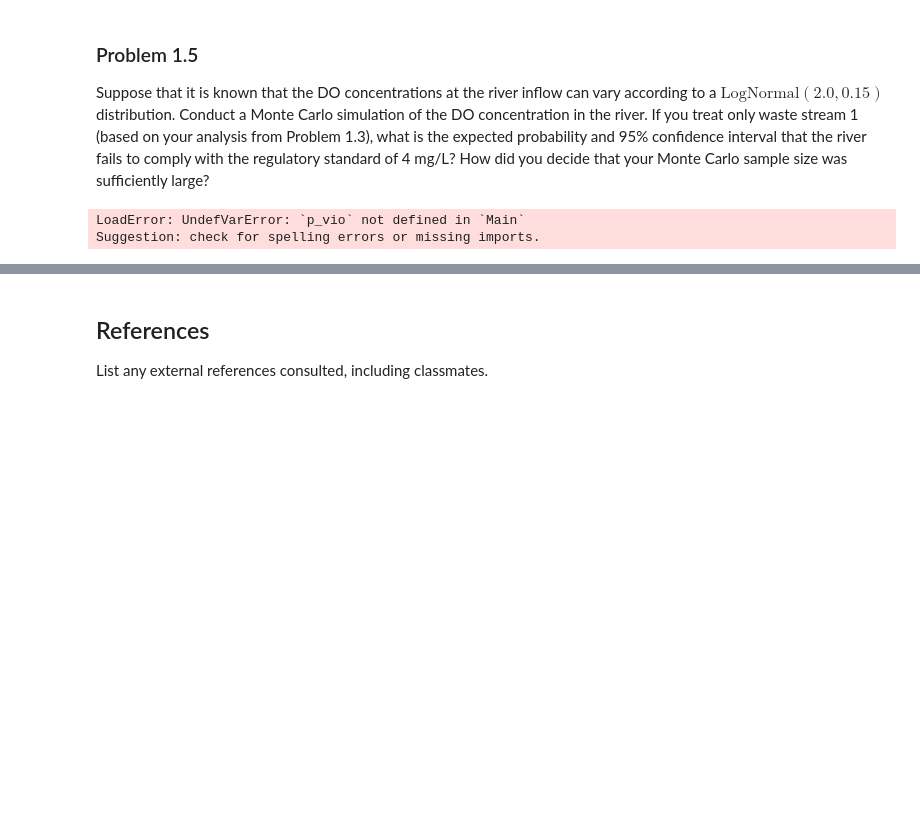
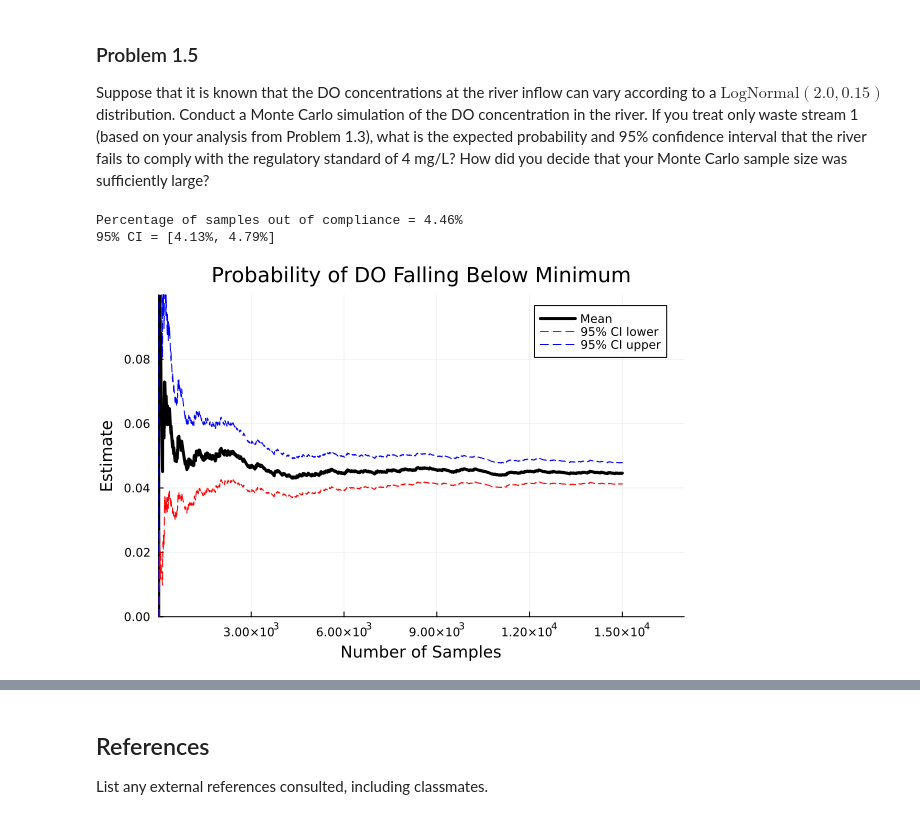
Before and after one commit to BEE4750-FA25/hw3-parker, a Jupyter notebook: hw03.ipynb, the cells around one changed output, grey strips where cells are left out. Cells and saved outputs as stored; diff of their text form; code cells hidden in the pictures; blank space fills up the shorter version.

```diff
--- a/hw03.ipynb
+++ b/hw03.ipynb
@@ -353,7 +357,7 @@ did you decide that your Monte Carlo sample size was sufficiently large?
 Random.seed!(1)
 
 #Treatment variable and safety value from problem 1.3
-treat = 0.6686
+treat = 0.6844
 do_min_target = 4.0
 
 #Create Log Normal Distrubution of DO in river
@@ -365,6 +369,7 @@ violations = 0
 mean_DO = zeros(samples)
 cil = zeros(samples)
 ciu = zeros(samples)
+p_vio = 0.0
 
 for i in 1:samples
     DO_r0 = DO[i]
@@ -395,32 +400,33 @@ for i in 1:samples
     end
 
     #Calculate the probability of failure and its 95% confidence interval using standard error from probability of failure
     p_vio = violations / i
     std_error = sqrt(p_vio * (1 - p_vio) / i)
     mean_DO[i] = p_vio
     cil[i] = max(0.0, p_vio - 1.96 * std_error)
     ciu[i] = min(1, p_vio + 1.96 * std_error)
 end
 
 println("Percentage of samples out of compliance = $(round(p_vio*100, digits=2))%")
 println("95% CI = [$(round((cil[end])*100, digits=2))%, $(round((ciu[end])*100, digits=2))%]")
 
 #Plot the probability of failure
 plt = plot(
     mean_DO,
     xlim = (1, samples+2000),
     ylim = (0, 0.1),
     legend = :topright,
     label="Mean",
     title="Probability of DO Falling Below Minimum",
     xlabel="Number of Samples",
     ylabel="Estimate",
     color=:black,
     linewidth=3
 )
 #Plot 95% confidence intervals (I couldn't get the "band" function to work here)
 plot!(1:samples, cil, lw=1, ls=:dash, color=:red, label="95% CI lower")
 plot!(1:samples, ciu, lw=1, ls=:dash, color=:blue, label="95% CI upper")
 # %% [output]
-LoadError: UndefVarError: `p_vio` not defined in `Main`
-Suggestion: check for spelling errors or missing imports.
+Percentage of samples out of compliance = 4.46%
+95% CI = [4.13%, 4.79%]
+[figure, added]
```
Also changed, not shown: parts of 4 cells of this notebook.
